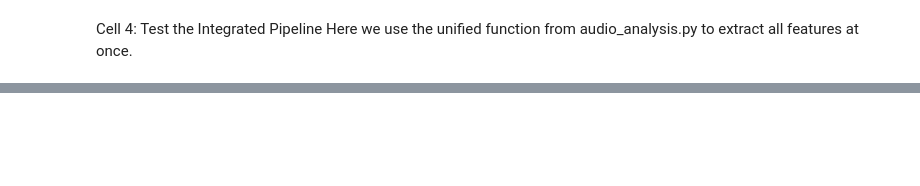
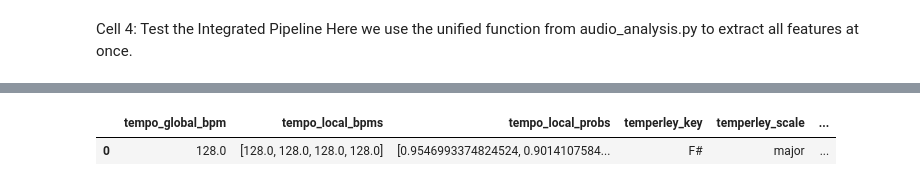
Before and after one commit to cepatinog/audio-playlist-analysis, a Jupyter notebook: notebooks/test_extraction.ipynb, the cells around one changed output, grey strips where cells are left out. Saved outputs shown, nothing was run; the diff lists cells and outputs as text; code cells hidden in the pictures; blank space fills up the shorter version.

```diff
--- a/notebooks/test_extraction.ipynb
+++ b/notebooks/test_extraction.ipynb
@@ -223,0 +236,7 @@ Your kernel may have been built without NUMA support.
+# %%
+# Convert the feature dictionary into a DataFrame.
+df = pd.DataFrame([all_features])
+df
+# %% [output]
+|  | tempo_global_bpm | tempo_local_bpms | tempo_local_probs | temperley_key | temperley_scale | ... |
+| 0 | 128.0 | [128.0, 128.0, 128.0, 128.0] | [0.9546993374824524, 0.9014107584... | F# | major | ... |
```
Also changed, not shown: parts of 6 cells of this notebook, 6 other files.
